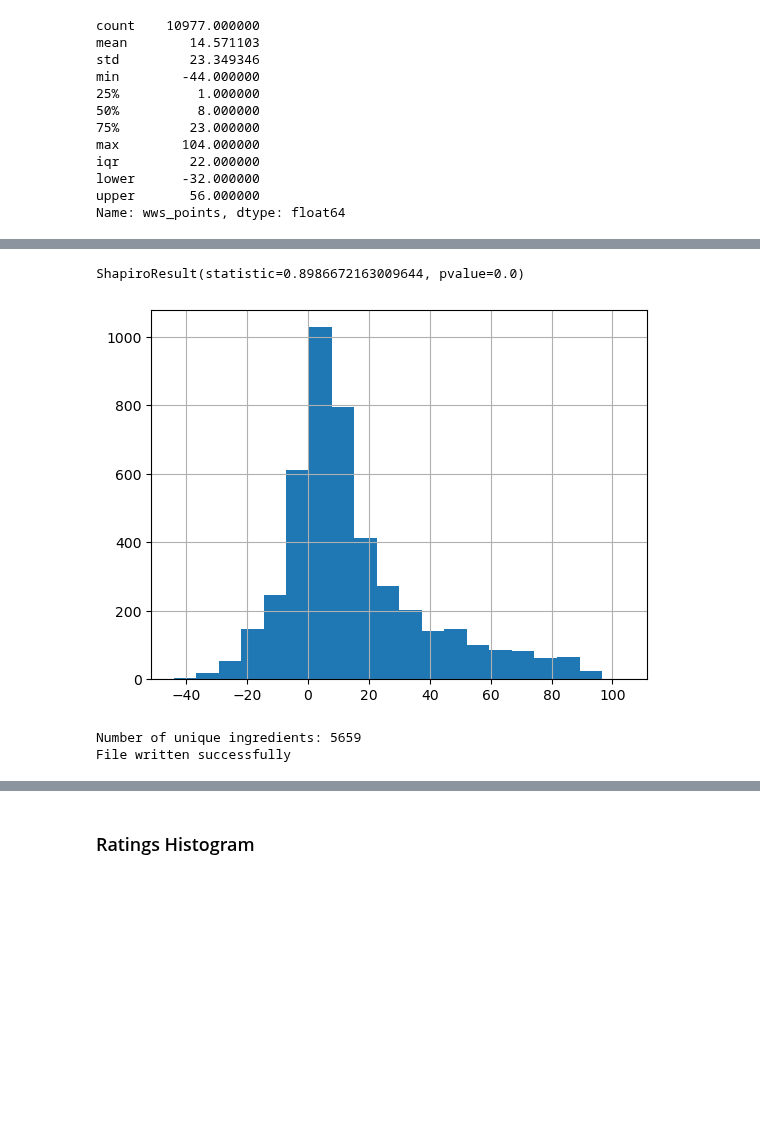
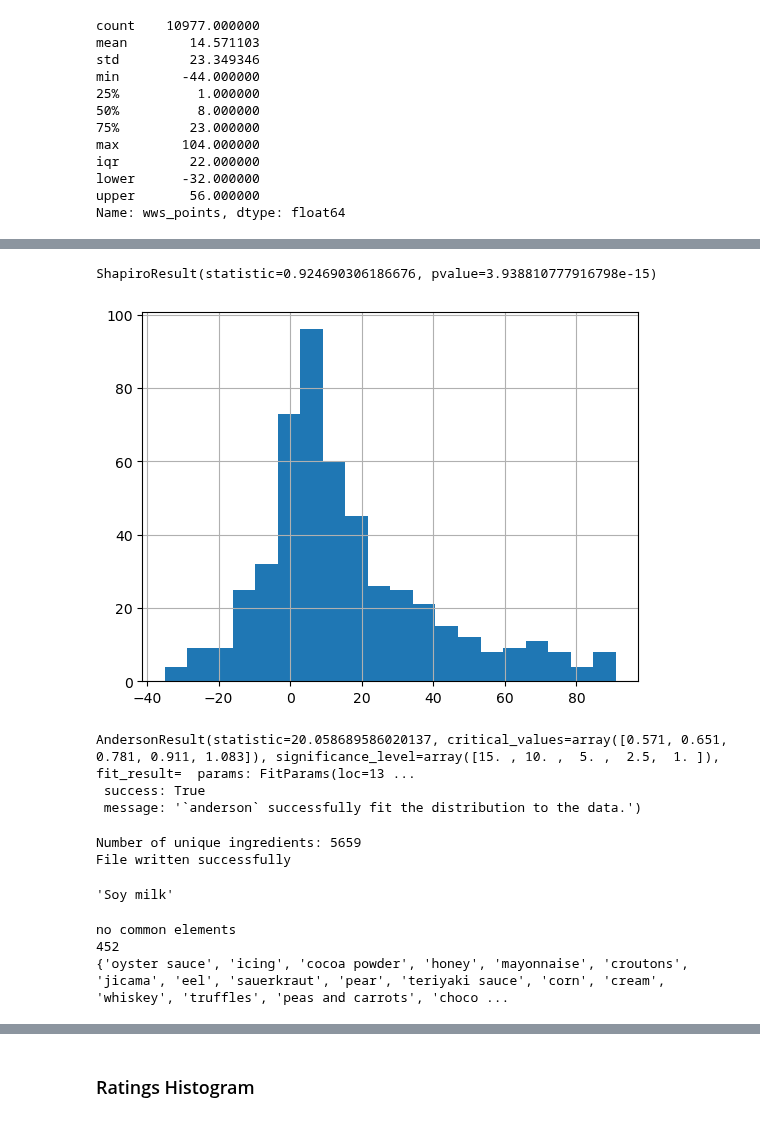
Before and after one commit to alyssahondrade/Project1, a Jupyter notebook: recipes_exploration.ipynb, the cells around one changed output, grey strips where cells are left out. Drawn from its saved outputs; the diff is of its cells as text; code cells hidden in the pictures; blank space fills up the shorter version.

```diff
--- a/recipes_exploration.ipynb
+++ b/recipes_exploration.ipynb
@@ -923,3 +926,13 @@ iqr         22.000000
 lower      -32.000000
 upper       56.000000
 Name: wws_points, dtype: float64
+# %%
+import numpy as np
+points_bins = np.arange(-40, 105, 10)
+bins_df = pd.cut(clean_recipes['wws_points'], bins=points_bins)
+points_df = clean_recipes.set_index(bins_df)
+points_df.index.name = "WWS Point Ranges"
+points_df
+
+binned_df = points_df.groupby(['WWS Point Ranges']).mean(numeric_only=True)
+binned_df
@@ -926,11 +1028,18 @@ Name: wws_points, dtype: float64
 # %%
 # STATISTICAL TESTING and PLOTS
-clean_recipes['wws_points'].sample(n=4500).hist(bins=20)
+sample_set = clean_recipes['wws_points'].sample(n=500)
+sample_set.hist(bins=20)
 
-stats.shapiro(clean_recipes['wws_points'])
+stats.shapiro(sample_set)
 # %% [output]
-ShapiroResult(statistic=0.8986672163009644, pvalue=0.0)
+ShapiroResult(statistic=0.924690306186676, pvalue=3.938810777916798e-15)
-[figure, old version]
+[figure, new version]
+# %%
+stats.anderson(sample_set)
+# %% [output]
+AndersonResult(statistic=20.058689586020137, critical_values=array([0.571, 0.651, 0.781, 0.911, 1.083]), significance_level=array([15. , 10. ,  5. ,  2.5,  1. ]), fit_result=  params: FitParams(loc=13 ...
+ success: True
+ message: '`anderson` successfully fit the distribution to the data.')
 # %%
 # Parse the ingredients column
 # Identify how to isolate each tag
@@ -977,5 +1086,40 @@ f.close()
 # %% [output]
 Number of unique ingredients: 5659
 File written successfully
+# %%
+import food
+report = food.get_report()
+report[32]['Description']
+# %% [output]
+'Soy milk'
+# %%
+categories = []
+for row in range(len(report)):
+    categories.append(report[row]['Category'])
+
+new_data = set(categories)
+old_data = set(sorted_ingredients)
+
+# if (new_data & old_data):
+#     print(new_data & old_data)
+if len(new_data.intersection(old_data)) > 0:
+    print(new_data.intersection(old_data))
+else:
+    print("no common elements")
+new_data = set([word.lower() for word in list(new_data)])
+old_data = set([word.lower() for word in list(old_data)])
+
+if len(new_data.intersection(old_data)) > 0:
+    intersect = new_data.intersection(old_data)
+    print(len(intersect))
+    print(intersect)
+else:
+    print("no common elements")
+
+# Return dataframe with these common ingredients
+# %% [output]
+no common elements
+452
+{'oyster sauce', 'icing', 'cocoa powder', 'honey', 'mayonnaise', 'croutons', 'jicama', 'eel', 'sauerkraut', 'pear', 'teriyaki sauce', 'corn', 'cream', 'whiskey', 'truffles', 'peas and carrots', 'choco ...
 # %%
 # Recipes with negative points are high in protein
```
Also changed, not shown: parts of 15 cells of this notebook, 3 other files.
